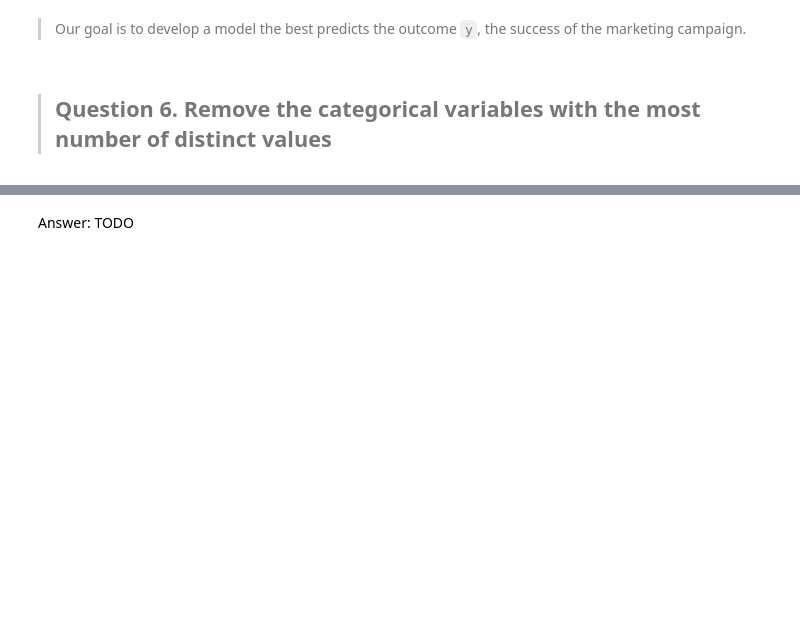
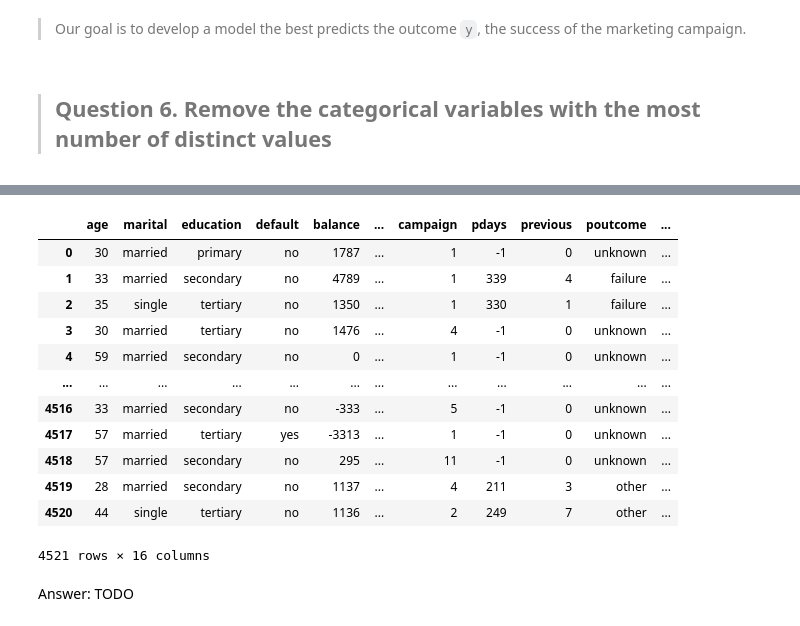
Before and after one commit to lingchiao/DS-SF-42, a Jupyter notebook: classes/10/notebooks/assignment-10-logistic-regression-starter-code.ipynb, the cells around one changed output, grey strips where cells are left out. Drawn from its saved outputs; the diff is of its cells as text; code cells hidden in the pictures; blank space fills up the shorter version.

```diff
--- a/classes/10/notebooks/assignment-10-logistic-regression-starter-code.ipynb
+++ b/classes/10/notebooks/assignment-10-logistic-regression-starter-code.ipynb
@@ -120,3 +173,21 @@ Attributes Information:
+# %%
+df = df.drop(['job'], axis=1)
+# %%
+df
+# %% [output]
+|  | age | marital | education | default | balance | ... | campaign | pdays | previous | poutcome | ... |
+| 0 | 30 | married | primary | no | 1787 | ... | 1 | -1 | 0 | unknown | ... |
+| 1 | 33 | married | secondary | no | 4789 | ... | 1 | 339 | 4 | failure | ... |
+| 2 | 35 | single | tertiary | no | 1350 | ... | 1 | 330 | 1 | failure | ... |
+| 3 | 30 | married | tertiary | no | 1476 | ... | 4 | -1 | 0 | unknown | ... |
+| 4 | 59 | married | secondary | no | 0 | ... | 1 | -1 | 0 | unknown | ... |
+| ... | ... | ... | ... | ... | ... | ... | ... | ... | ... | ... | ... |
+| 4516 | 33 | married | secondary | no | -333 | ... | 5 | -1 | 0 | unknown | ... |
+| 4517 | 57 | married | tertiary | yes | -3313 | ... | 1 | -1 | 0 | unknown | ... |
+| 4518 | 57 | married | secondary | no | 295 | ... | 11 | -1 | 0 | unknown | ... |
+| 4519 | 28 | married | secondary | no | 1137 | ... | 4 | 211 | 3 | other | ... |
+| 4520 | 44 | single | tertiary | no | 1136 | ... | 2 | 249 | 7 | other | ... |
+4521 rows × 16 columns
 # %% [markdown]
 Answer: TODO
 # %% [markdown]
```
Also changed, not shown: parts of 41 cells of this notebook.
